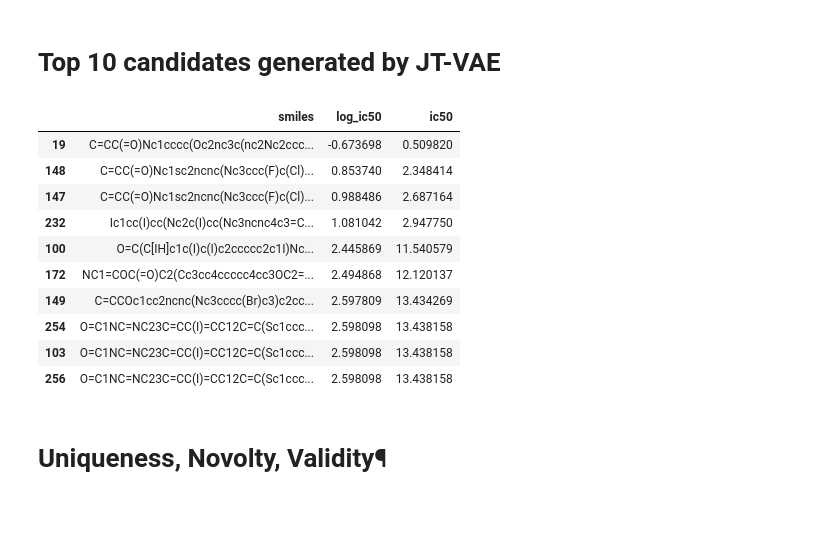
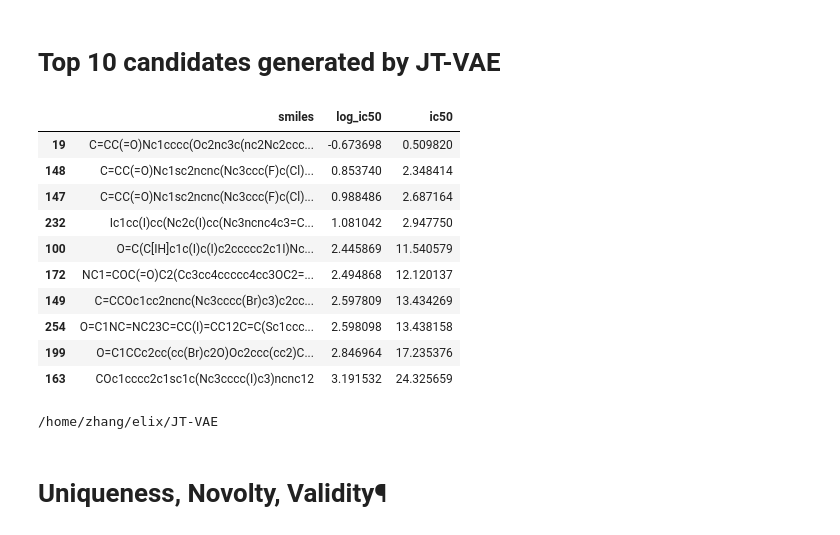
Before and after one commit to jinzhezhang/erbb1_project, a Jupyter notebook: JT-VAE/JT-VAE predict erbb1 ligand.ipynb, the cells around one changed output. Cells and saved outputs as stored; diff of their text form; code cells hidden in the pictures.

```diff
--- a/JT-VAE/JT-VAE predict erbb1 ligand.ipynb
+++ b/JT-VAE/JT-VAE predict erbb1 ligand.ipynb
@@ -476,19 +482,25 @@ candidate_df['ic50'] = np.exp(candidate_df['log_ic50'])
 # %%
 pd.set_option('display.max_colwidth', None)
 # %%
-candidate_df.sort_values(by = ['log_ic50']).head(10)
+candidate_df.sort_values(by = ['log_ic50']).drop_duplicates(keep = 'first').head(10)
 # %% [output]
 |  | smiles | log_ic50 | ic50 |
 | 19 | C=CC(=O)Nc1cccc(Oc2nc3c(nc2Nc2ccc... | -0.673698 | 0.509820 |
 | 148 | C=CC(=O)Nc1sc2ncnc(Nc3ccc(F)c(Cl)... | 0.853740 | 2.348414 |
 | 147 | C=CC(=O)Nc1sc2ncnc(Nc3ccc(F)c(Cl)... | 0.988486 | 2.687164 |
 | 232 | Ic1cc(I)cc(Nc2c(I)cc(Nc3ncnc4c3=C... | 1.081042 | 2.947750 |
 | 100 | O=C(C[IH]c1c(I)c(I)c2ccccc2c1I)Nc... | 2.445869 | 11.540579 |
 | 172 | NC1=COC(=O)C2(Cc3cc4ccccc4cc3OC2=... | 2.494868 | 12.120137 |
 | 149 | C=CCOc1cc2ncnc(Nc3cccc(Br)c3)c2cc... | 2.597809 | 13.434269 |
 | 254 | O=C1NC=NC23C=CC(I)=CC12C=C(Sc1ccc... | 2.598098 | 13.438158 |
-| 103 | O=C1NC=NC23C=CC(I)=CC12C=C(Sc1ccc... | 2.598098 | 13.438158 |
-| 256 | O=C1NC=NC23C=CC(I)=CC12C=C(Sc1ccc... | 2.598098 | 13.438158 |
+| 199 | O=C1CCc2cc(cc(Br)c2O)Oc2ccc(cc2)C... | 2.846964 | 17.235376 |
+| 163 | COc1cccc2c1sc1c(Nc3cccc(I)c3)ncnc12 | 3.191532 | 24.325659 |
+# %%
+%cd $cwd
+candidate_df.sort_values(by = ['log_ic50']).drop_duplicates(keep = 'first').head(10).to_csv(
+    '../JT-VAE_top10_candidates.csv', sep=" ", header = False, index = None)
+# %% [output]
+/home/zhang/elix/JT-VAE
 # %% [markdown]
 # Uniqueness, Novolty, Validity¶
 # %%
```
Also changed, not shown: parts of 1 cell of this notebook, 5 other files.
